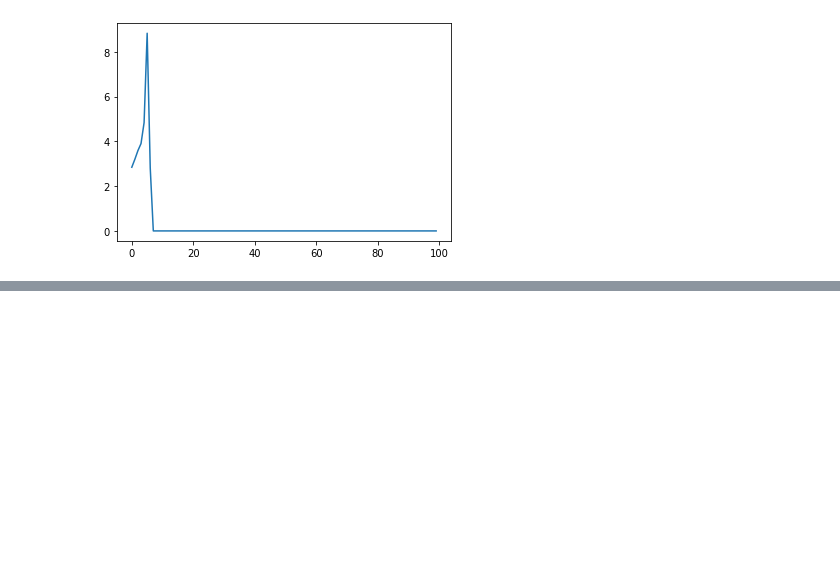
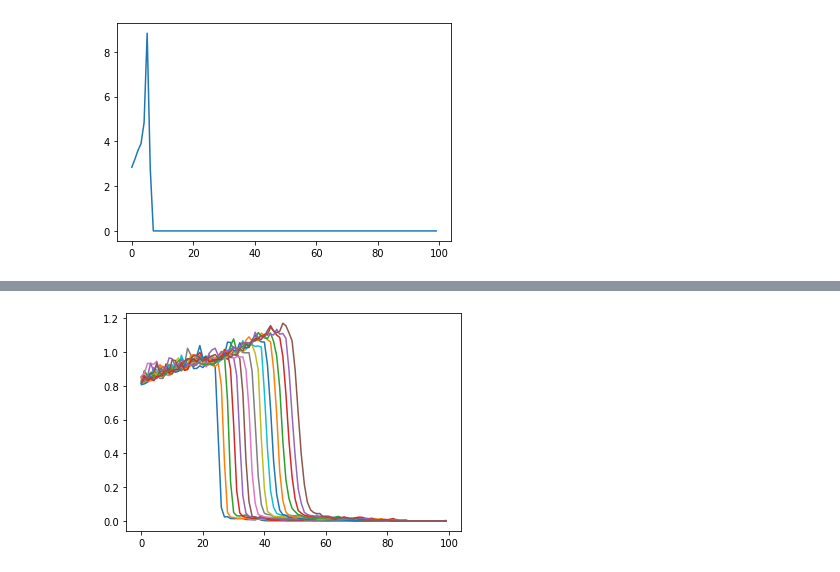
Before and after one commit to Zelenyy/phd-code, a Jupyter notebook: notebooks/16.Sattelite.ipynb, the cells around one changed output, grey strips where cells are left out. Saved outputs shown, nothing was run; the diff lists cells and outputs as text; code cells hidden in the pictures; blank space fills up the shorter version.

Commit message:
Satellite polystyrene sim

```diff
--- a/notebooks/16.Sattelite.ipynb
+++ b/notebooks/16.Sattelite.ipynb
@@ -122,3 +56,0 @@ data_mesh = np.zeros(shape=(energy.size, theta.size, shift.size), dtype="d")
-# %%
-for i, item in enumerate(data["mean"]):
-    data_mesh[indx_energy[i], indx_theta[i], indx_shift[i]] = item[0]
@@ -145,0 +63,20 @@ plt.plot(energy, grid_inter(x))
+# %%
+points = np.zeros(shape=(data.size, 3))
+points[:, 0] = data["energy"][:]
+points[:, 1] = data["theta"][:]
+points[:, 2] = data["shift"][:]
+for i in range(3):
+    temp = points[:, i]
+    min_ = temp.min()
+    max_ = temp.max()
+    points[:, i] = (temp - min_)/(max_ - min_)
+# %%
+path = "/mnt/storage2/phd/data/satellite/polistyrene/mean_mesh.hdf5"
+with tables.open_file(path) as h5file:
+    mean = h5file.get_node("/proton", "mean").read()
+    var = h5file.get_node("/proton", "variance").read()
+    energy_node = h5file.get_node("/proton", "energy")
+    energy = energy_node.read()
+    energy_normilizer = Normilizer(energy_node.attrs["init"], step=energy_node.attrs["step"], norm=energy_node.attrs["norm"])
+    theta = h5file.get_node("/proton", "theta").read()
+    shift = h5file.get_node("/proton", "shift").read()
@@ -145,0 +89,5 @@ plt.plot(energy, grid_inter(x))
+# %%
+for i in range(16):
+    plt.plot(mean[:, 100, 30, i])
+# %% [output]
+[figure, added]
```
Also changed, not shown: parts of 50 cells of this notebook, 13 other files.
